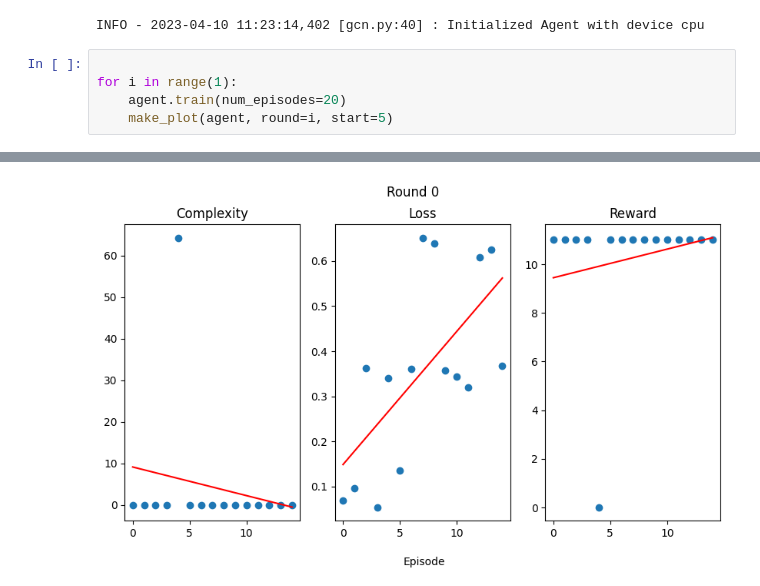
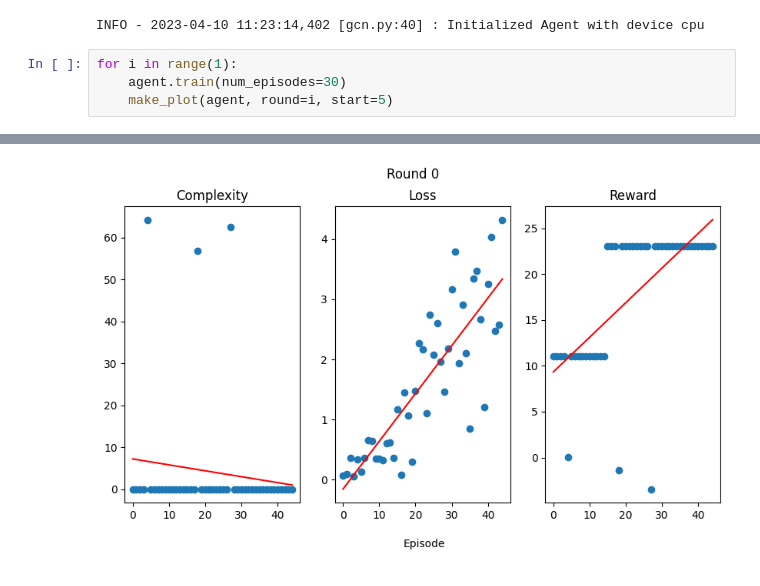
Before and after one commit to bnb32/RL-equation-solver, a Jupyter notebook: rl_equation_solver/dev/train_and_plot.ipynb, the cells around one changed output, grey strips where cells are left out. Saved outputs shown, nothing was run; the diff lists cells and outputs as text.

```diff
--- a/rl_equation_solver/dev/train_and_plot.ipynb
+++ b/rl_equation_solver/dev/train_and_plot.ipynb
@@ -70,8 +70,7 @@ agent = AgentGCN(env)
 # %% [output]
 INFO - 2023-04-10 11:23:14,402 [gcn.py:40] : Initialized Agent with device cpu
 # %%
-
 for i in range(1):
-    agent.train(num_episodes=20)
+    agent.train(num_episodes=30)
     make_plot(agent, round=i, start=5)
 # %% [output]
@@ -95,4 +94,4 @@ INFO - 2023-04-10 11:24:30,577 [base.py:282] : Episode 19, Solver terminated aft
-[figure, old version]
+[figure, new version]
 # %%
 nx.draw(env.state_graph, labels=env.node_labels)
 # %% [output]
```
Also changed, not shown: parts of 2 cells of this notebook, 23 other files.
